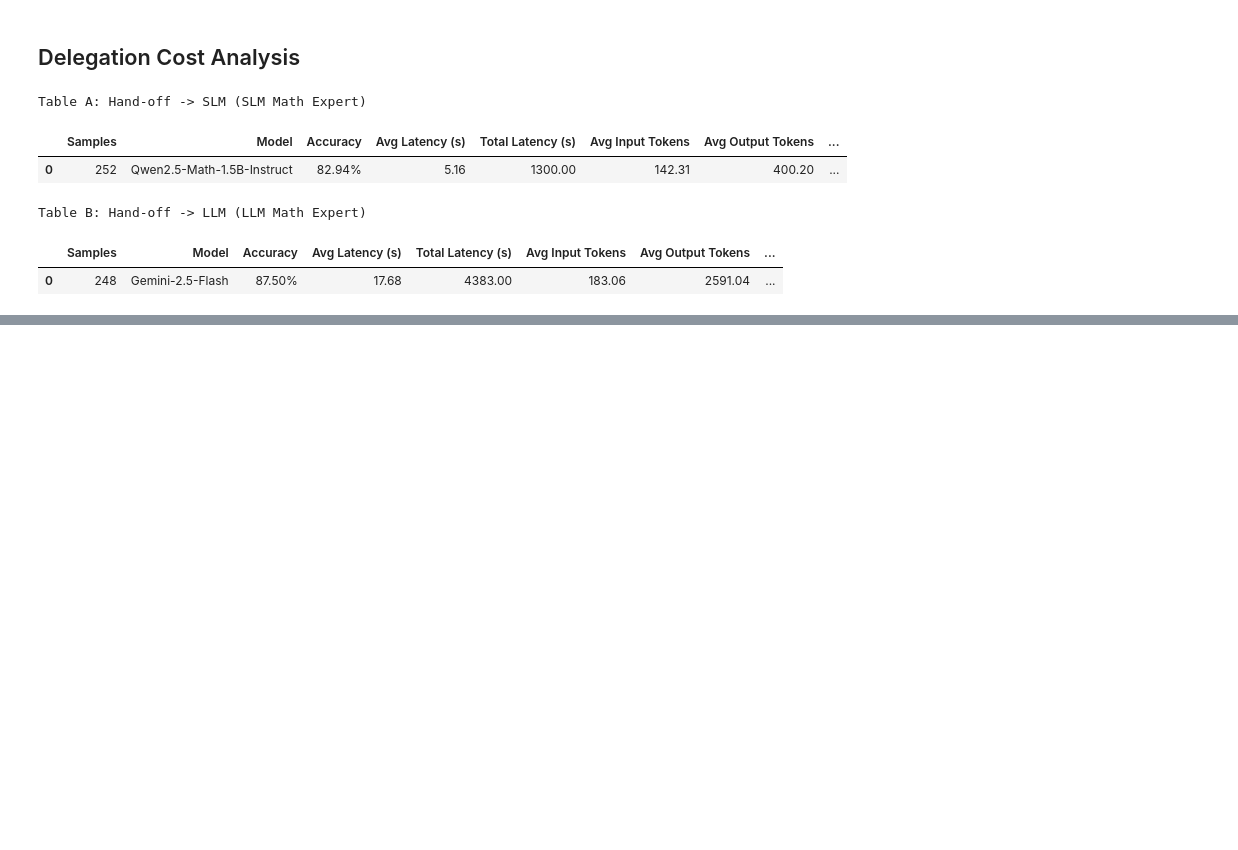
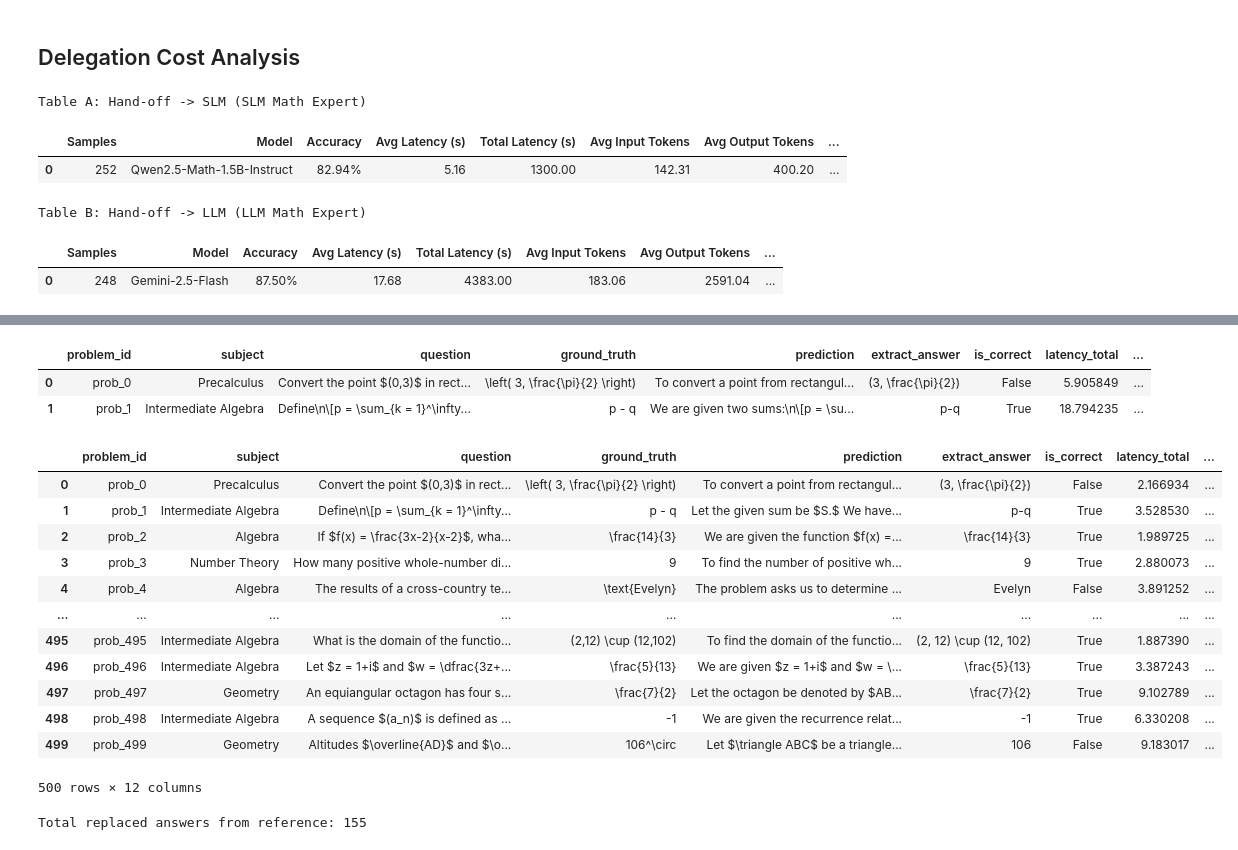
Before and after one commit to Akirahai/Delegate_SLM_Focus, a Jupyter notebook: experiments/Experiments_Analysis.ipynb, the cells around one changed output, grey strips where cells are left out. Cells and saved outputs as stored; diff of their text form; code cells hidden in the pictures; blank space fills up the shorter version.

```diff
--- a/experiments/Experiments_Analysis.ipynb
+++ b/experiments/Experiments_Analysis.ipynb
@@ -417,0 +429,17 @@ The cost of Gemini-2.5-Flash takes 94.63%
+# %%
+folder = delegation_folders["Delegation Model"]
+results_dir = f"{folder}/results_router.json"
+with open(results_dir, "r") as f:
+    data = json.load(f)
+
+results = pd.DataFrame(data["results"])
+# %%
+ref_folder = llm_folders["Gemini-2.5-Flash-Lite"]
+reference_dir = f"{ref_folder}/results_llm.json"
+
+with open(reference_dir, 'r', encoding='utf-8') as f:
+    data = json.load(f)
+
+referece_list = data.get('results', [])
+# %%
+references = pd.DataFrame(referece_list)
@@ -417,0 +591,6 @@ The cost of Gemini-2.5-Flash takes 94.63%
+# %%
+results.head(2)
+# %% [output]
+|  | problem_id | subject | question | ground_truth | prediction | extract_answer | is_correct | latency_total | ... |
+| 0 | prob_0 | Precalculus | Convert the point $(0,3)$ in rect... | \left( 3, \frac{\pi}{2} \right) | To convert a point from rectangul... | (3, \frac{\pi}{2}) | False | 5.905849 | ... |
+| 1 | prob_1 | Intermediate Algebra | Define\n\[p = \sum_{k = 1}^\infty... | p - q | We are given two sums:\n\[p = \su... | p-q | True | 18.794235 | ... |
@@ -417,0 +617,36 @@ The cost of Gemini-2.5-Flash takes 94.63%
+# %%
+references
+# %% [output]
+|  | problem_id | subject | question | ground_truth | prediction | extract_answer | is_correct | latency_total | ... |
+| 0 | prob_0 | Precalculus | Convert the point $(0,3)$ in rect... | \left( 3, \frac{\pi}{2} \right) | To convert a point from rectangul... | (3, \frac{\pi}{2}) | False | 2.166934 | ... |
+| 1 | prob_1 | Intermediate Algebra | Define\n\[p = \sum_{k = 1}^\infty... | p - q | Let the given sum be $S.$ We have... | p-q | True | 3.528530 | ... |
+| 2 | prob_2 | Algebra | If $f(x) = \frac{3x-2}{x-2}$, wha... | \frac{14}{3} | We are given the function $f(x) =... | \frac{14}{3} | True | 1.989725 | ... |
+| 3 | prob_3 | Number Theory | How many positive whole-number di... | 9 | To find the number of positive wh... | 9 | True | 2.880073 | ... |
+| 4 | prob_4 | Algebra | The results of a cross-country te... | \text{Evelyn} | The problem asks us to determine ... | Evelyn | False | 3.891252 | ... |
+| ... | ... | ... | ... | ... | ... | ... | ... | ... | ... |
+| 495 | prob_495 | Intermediate Algebra | What is the domain of the functio... | (2,12) \cup (12,102) | To find the domain of the functio... | (2, 12) \cup (12, 102) | True | 1.887390 | ... |
+| 496 | prob_496 | Intermediate Algebra | Let $z = 1+i$ and $w = \dfrac{3z+... | \frac{5}{13} | We are given $z = 1+i$ and $w = \... | \frac{5}{13} | True | 3.387243 | ... |
+| 497 | prob_497 | Geometry | An equiangular octagon has four s... | \frac{7}{2} | Let the octagon be denoted by $AB... | \frac{7}{2} | True | 9.102789 | ... |
+| 498 | prob_498 | Intermediate Algebra | A sequence $(a_n)$ is defined as ... | -1 | We are given the recurrence relat... | -1 | True | 6.330208 | ... |
+| 499 | prob_499 | Geometry | Altitudes $\overline{AD}$ and $\o... | 106^\circ | Let $\triangle ABC$ be a triangle... | 106 | False | 9.183017 | ... |
+500 rows × 12 columns
+# %%
+# For each row in resulst, if the confidence_token is "<|u_math|>", find the corresponding reference row by comparing equal in questions
+# Replace the answer in results with the answer in references
+total = 0
+for index, row in results.iterrows():
+    if row['confidence_token'] == "<|u_math|>" or row['confidence_token'] == "No Confidence Token":
+        question = row['question']
+        # Find the reference row with the same question
+        ref_row = references[references['question'] == question]
+        if not ref_row.empty:
+            total +=1
+        results.at[index, 'prediction'] = ref_row['prediction'].values[0]
+        results.at[index, 'extract_answer'] = ref_row['extract_answer'].values[0]
+        results.at[index, 'is_correct'] = ref_row['is_correct'].values[0]
+        results.at[index, 'thinking_tokens'] = ref_row['thinking_tokens'].values[0]
+        results.at[index, 'output_tokens'] = ref_row['output_tokens'].values[0]
+
+print(f'Total replaced answers from reference: {total}')
+# %% [output]
+Total replaced answers from reference: 155
```
Also changed, not shown: parts of 27 cells of this notebook, 3 other files.
